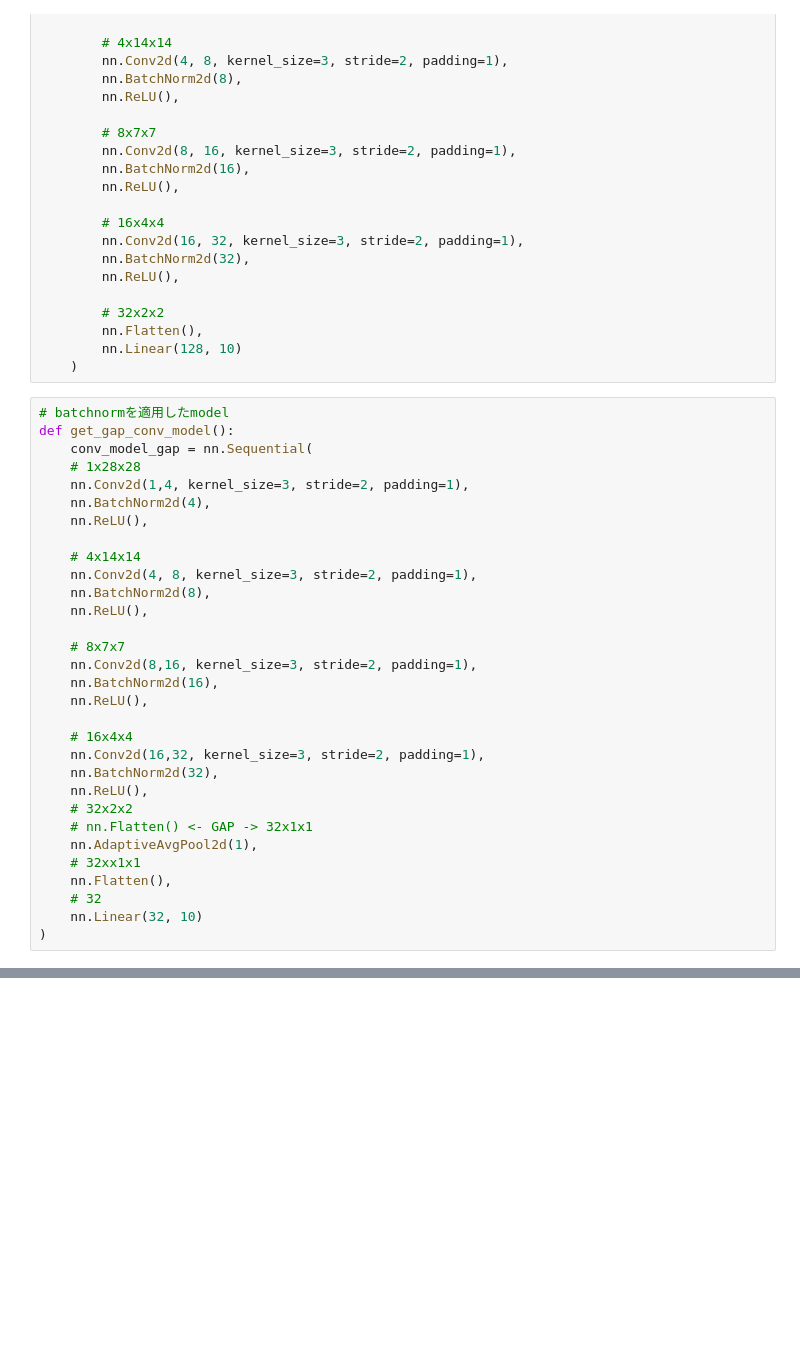
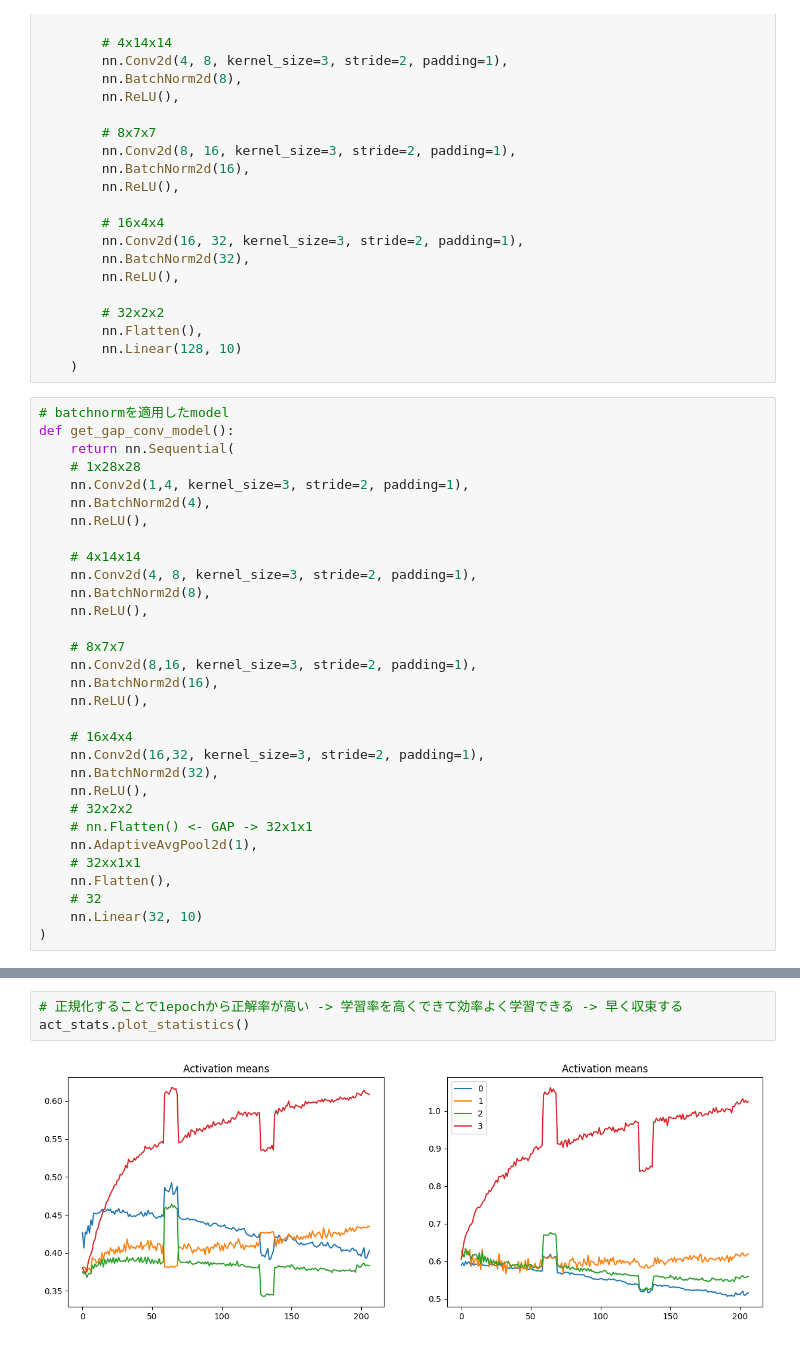
Before and after one commit to yunozon/deeplearing-study-kame, a Jupyter notebook: work/part6_batch_layer.ipynb, the cells around one changed output, grey strips where cells are left out. Cells and saved outputs as stored; diff of their text form; blank space fills up the shorter version.

```diff
--- a/work/part6_batch_layer.ipynb
+++ b/work/part6_batch_layer.ipynb
@@ -454,7 +454,7 @@ def get_conv_model():
 # %%
 # batchnormを適用したmodel
 def get_gap_conv_model():
-    conv_model_gap = nn.Sequential(
+    return nn.Sequential(
     # 1x28x28
     nn.Conv2d(1,4, kernel_size=3, stride=2, padding=1),
     nn.BatchNorm2d(4),
@@ -490,0 +497,5 @@ TypeError: 'NoneType' object is not iterable
+# %%
+# 正規化することで1epochから正解率が高い -> 学習率を高くできて効率よく学習できる -> 早く収束する
+act_stats.plot_statistics()
+# %% [output]
+[figure, added]
```
Also changed, not shown: parts of 3 cells of this notebook, 2 other files.
